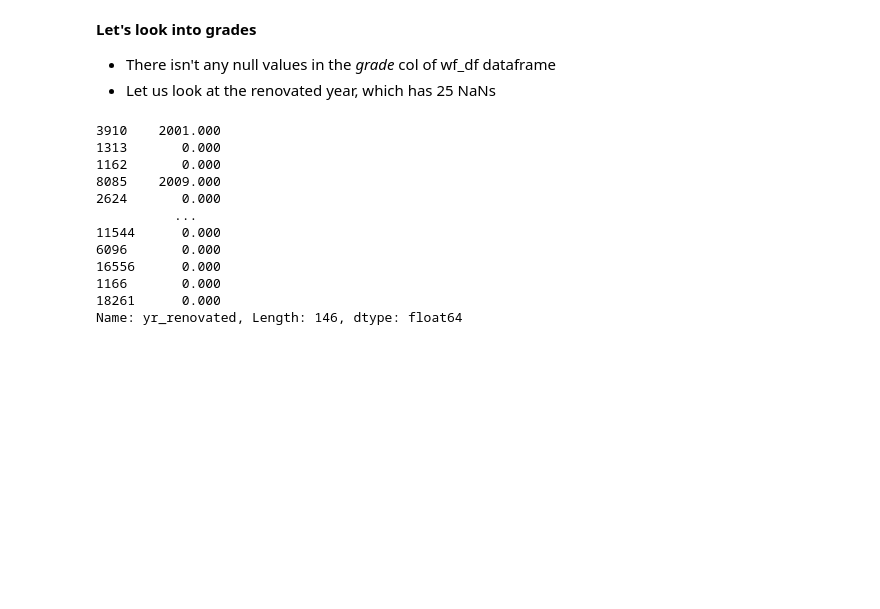
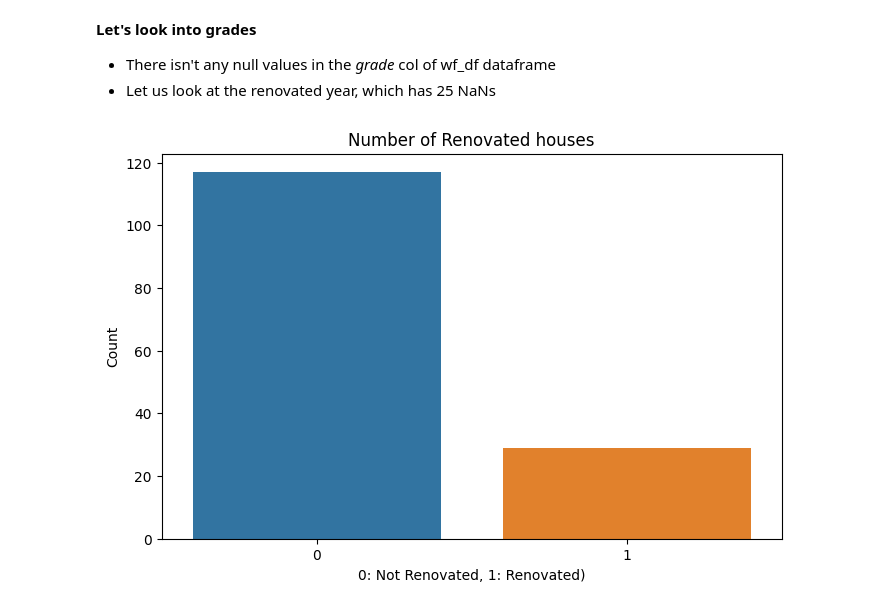
Before and after one commit to rkaur22/eda_project_solo, a Jupyter notebook: EDA.ipynb, the cells around one changed output. Cells and saved outputs as stored; diff of their text form; code cells hidden in the pictures; blank space fills up the shorter version.

```diff
--- a/EDA.ipynb
+++ b/EDA.ipynb
@@ -233,21 +255,14 @@ fig.show();
 #wf_df.query('yr_renovated.isna()')
 #25 rows × 22 columns
 wf_df["yr_renovated"].fillna(0, inplace=True)
-# %%
-wf_df["yr_renovated"]
-# %% [output]
-3910    2001.000
-1313       0.000
-1162       0.000
-8085    2009.000
-2624       0.000
-          ...
-11544      0.000
-6096       0.000
-16556      0.000
-1166       0.000
-18261      0.000
-Name: yr_renovated, Length: 146, dtype: float64
+# %%
+wf_df["is_renovated"] = np.where(wf_df.yr_renovated == 0, 0, 1)
+renovate_no = wf_df.groupby("is_renovated").size()
+renovate_plt = sns.barplot(renovate_no.index, renovate_no.values)
+renovate_plt.set(xlabel="0: Not Renovated, 1: Renovated)", ylabel="Count", title="Number of Renovated houses")
+plt.show()
+# %% [output]
+[figure, added]
 # %%
 #wf_df['grade'].unique()
 # array([11, 12, 10,  8,  9,  7,  6,  5])
```
Also changed, not shown: parts of 23 cells of this notebook, 3 other files.
